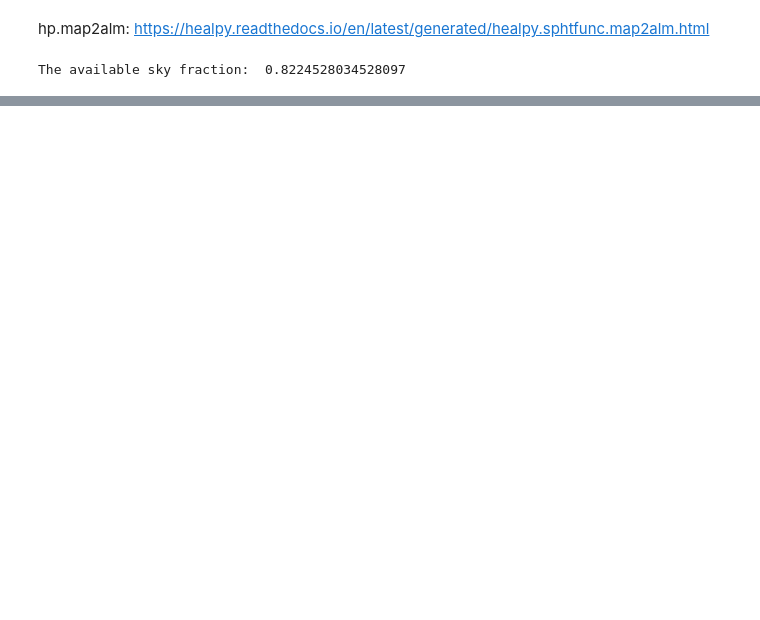
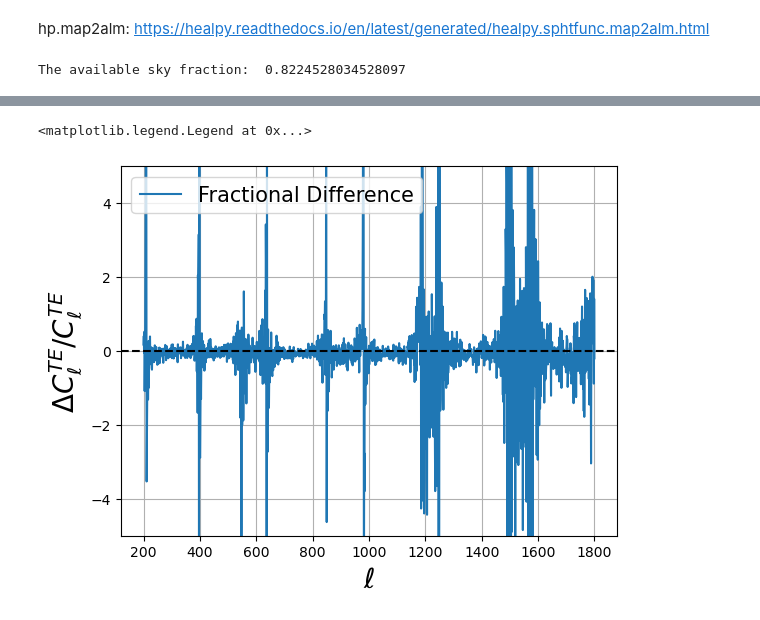
Before and after one commit to s-Sayan/HMC_code, a Jupyter notebook: Sayan/Cl_calulator_TE.ipynb, the cells around one changed output, grey strips where cells are left out. Saved outputs shown, nothing was run; the diff lists cells and outputs as text; code cells hidden in the pictures; blank space fills up the shorter version.

```diff
--- a/Sayan/Cl_calulator_TE.ipynb
+++ b/Sayan/Cl_calulator_TE.ipynb
@@ -123,0 +163,14 @@ plt.show()
+# %%
+# Fractional Difference
+plt.plot(el, ((el * (el + 1) * signal[el] / 2 / np.pi) - cl_th[el, 2])/cl_th[el, 2], label="Fractional Difference")
+plt
+plt.axhline(0, color="k", ls="--")
+#plt.axhline(5, color="k", ls=":", label="y=5")
+plt.ylim(-5, 5)
+plt.xlabel(r"$\ell$", fontsize=20)
+plt.ylabel(r"$\Delta C^{TE}_{\ell}/C^{TE}_{\ell}$", fontsize=20)
+plt.grid()
+plt.legend(fontsize=15)
+# %% [output]
+<matplotlib.legend.Legend at 0x...>
+[figure, added]
```
Also changed, not shown: parts of 5 cells of this notebook, 3 other files.
